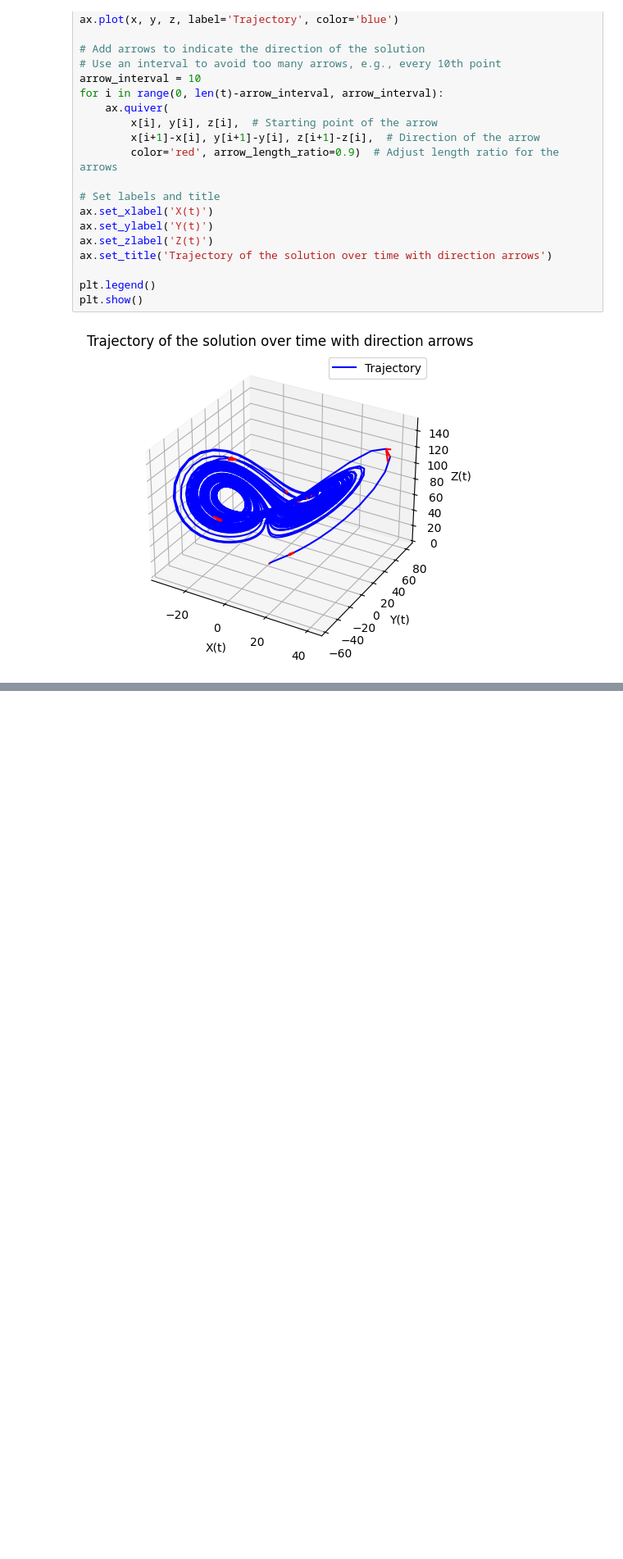
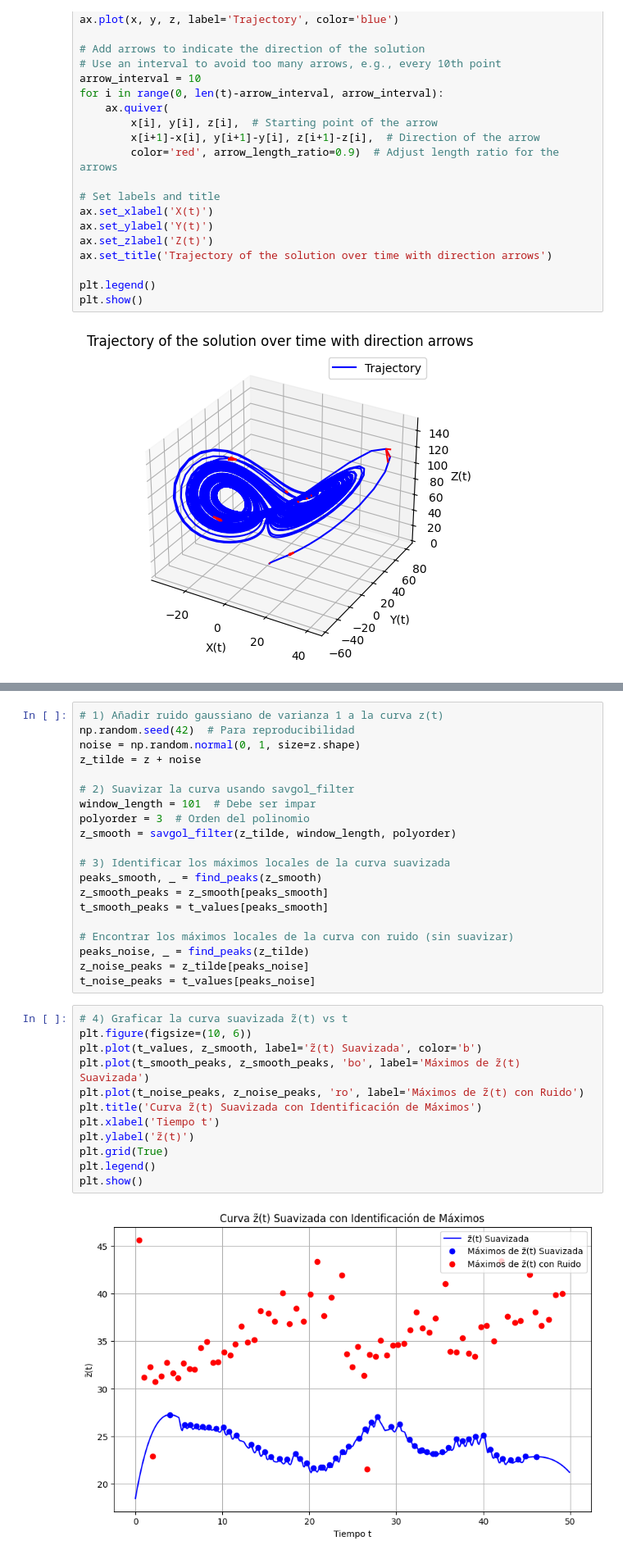
Before and after one commit to SalomoneCro/Neural-Networks, a Jupyter notebook: DifferentialEquations/Lorenz.ipynb, the cells around one changed output, grey strips where cells are left out. Shown: that part at 82% size. Cells and saved outputs as stored; diff of their text form; blank space fills up the shorter version.

```diff
--- a/DifferentialEquations/Lorenz.ipynb
+++ b/DifferentialEquations/Lorenz.ipynb
@@ -74,0 +129,34 @@ plt.show()
+# %%
+# 1) Añadir ruido gaussiano de varianza 1 a la curva z(t)
+np.random.seed(42)  # Para reproducibilidad
+noise = np.random.normal(0, 1, size=z.shape)
+z_tilde = z + noise
+
+# 2) Suavizar la curva usando savgol_filter
+window_length = 101  # Debe ser impar
+polyorder = 3  # Orden del polinomio
+z_smooth = savgol_filter(z_tilde, window_length, polyorder)
+
+# 3) Identificar los máximos locales de la curva suavizada
+peaks_smooth, _ = find_peaks(z_smooth)
+z_smooth_peaks = z_smooth[peaks_smooth]
+t_smooth_peaks = t_values[peaks_smooth]
+
+# Encontrar los máximos locales de la curva con ruido (sin suavizar)
+peaks_noise, _ = find_peaks(z_tilde)
+z_noise_peaks = z_tilde[peaks_noise]
+t_noise_peaks = t_values[peaks_noise]
+# %%
+# 4) Graficar la curva suavizada z̃(t) vs t
+plt.figure(figsize=(10, 6))
+plt.plot(t_values, z_smooth, label='z̃(t) Suavizada', color='b')
+plt.plot(t_smooth_peaks, z_smooth_peaks, 'bo', label='Máximos de z̃(t) Suavizada')
+plt.plot(t_noise_peaks, z_noise_peaks, 'ro', label='Máximos de z̃(t) con Ruido')
+plt.title('Curva z̃(t) Suavizada con Identificación de Máximos')
+plt.xlabel('Tiempo t')
+plt.ylabel('z̃(t)')
+plt.grid(True)
+plt.legend()
+plt.show()
+# %% [output]
+[figure, added]
```
Also changed, not shown: parts of 8 cells of this notebook.
